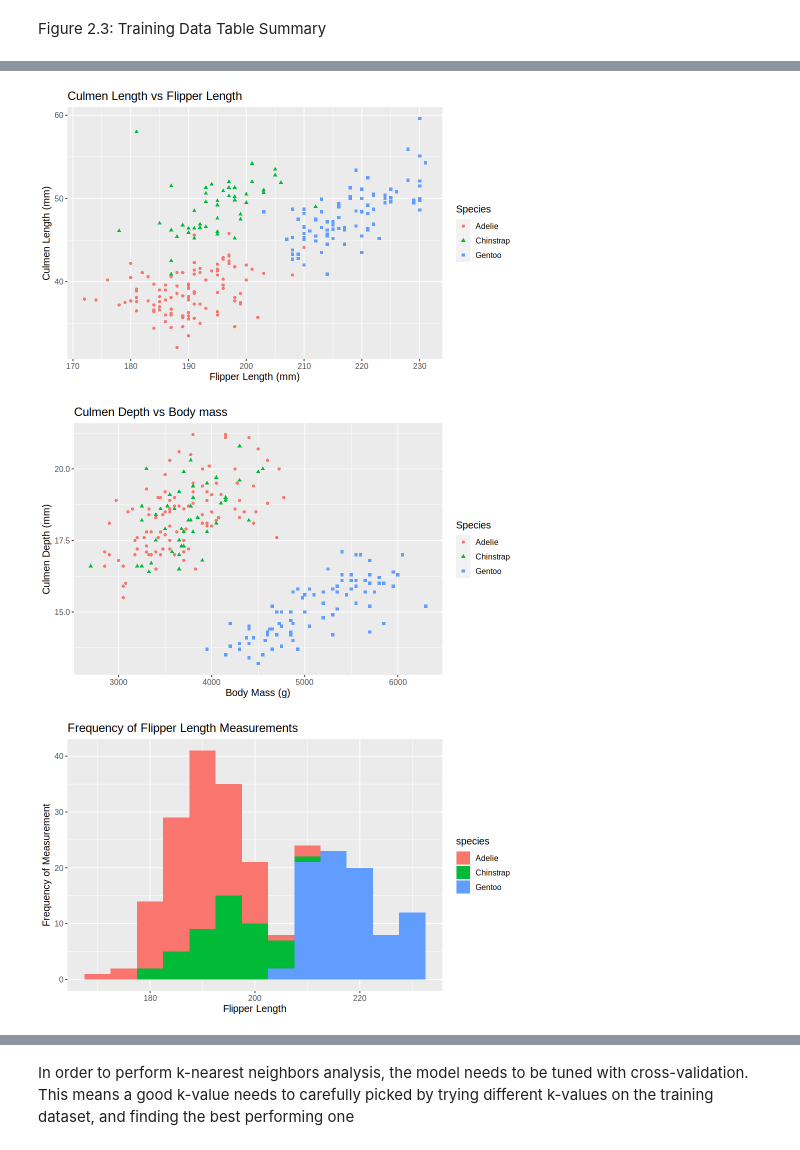
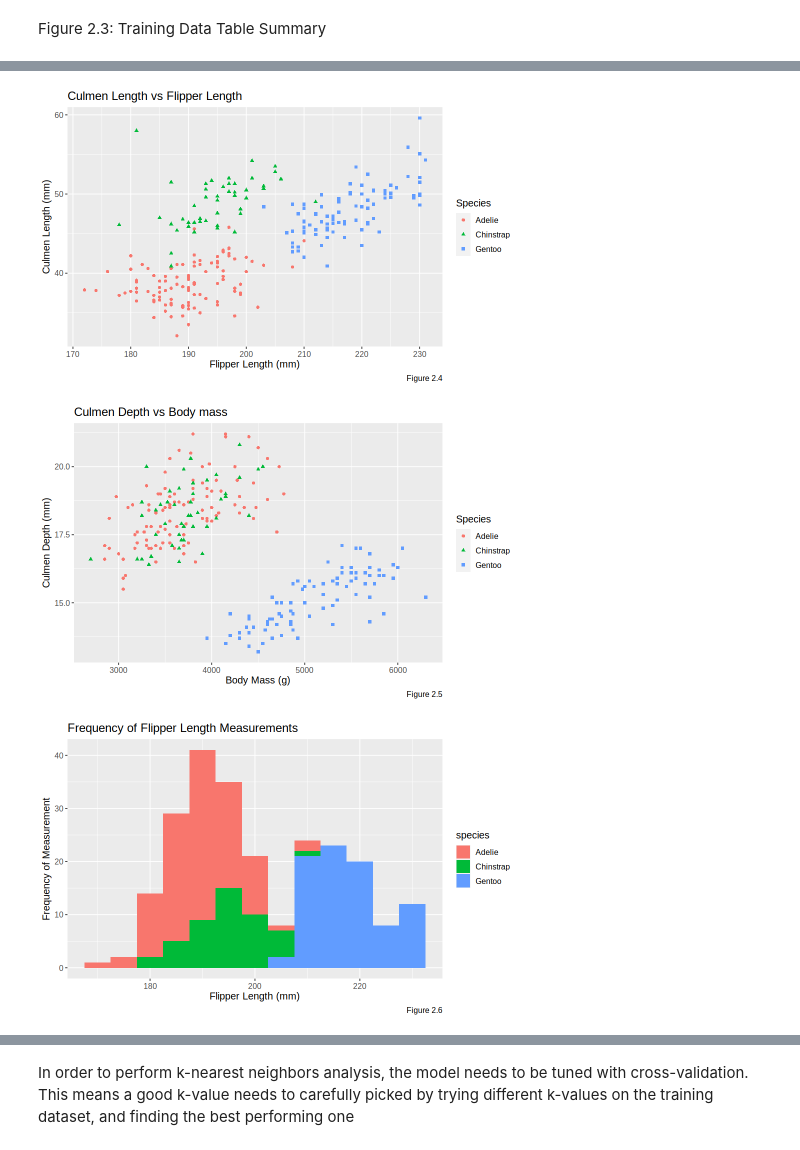
Before and after one commit to matthewsans/DCSI-100-group-project, a Jupyter notebook: Final Final.ipynb, the cells around one changed output, grey strips where cells are left out. Drawn from its saved outputs; the diff is of its cells as text; code cells hidden in the pictures.

```diff
--- a/Final Final.ipynb
+++ b/Final Final.ipynb
@@ -173,28 +176,34 @@ Figure 2.3: Training Data Table Summary
 # %%
 #Visualization
 
 options(repr.plot.width = 8, repr.plot.height = 5)
+
 penguin_visual1 <- ggplot(penguin_training, aes(y = culmen_length, x = flipper_length, color = species, shape = species)) +
     geom_point() +
-    labs(y = "Culmen Length (mm)", x = "Flipper Length (mm)", color = "Species", shape = "Species") +
+    labs(y = "Culmen Length (mm)", x = "Flipper Length (mm)", color = "Species", shape = "Species",
+        caption = "Figure 2.4") +
     ggtitle("Culmen Length vs Flipper Length") +
     theme(text = element_text(size = 12))
+
 penguin_visual2 <- ggplot(penguin_training, aes(y = culmen_depth, x = body_mass, color = species, shape = species)) +
     geom_point() +
-    labs(y = "Culmen Depth (mm)", x = "Body Mass (g)", color = "Species", shape = "Species") +
+    labs(y = "Culmen Depth (mm)", x = "Body Mass (g)", color = "Species", shape = "Species",
+        caption = "Figure 2.5") +
     ggtitle("Culmen Depth vs Body mass") +
     theme(text = element_text(size = 12))
+
 penguin_visual3 <- ggplot(penguin_training, aes(x = flipper_length, fill = species)) +
     geom_histogram(binwidth = 5) +
-    labs(y = "Frequency of Measurement", x = "Flipper Length", title = "Frequency of Flipper Length Measurements") +
+    labs(y = "Frequency of Measurement", x = "Flipper Length (mm)",
+        caption = "Figure 2.6", title = "Frequency of Flipper Length Measurements") +
     theme(text = element_text(size = 12))
 
 
 
 penguin_visual1
 penguin_visual2
 penguin_visual3
 # %% [output]
-[figure, old version]
+[figure, new version]
-[figure, old version]
+[figure, new version]
-[figure, old version]
+[figure, new version]
```
Also changed, not shown: parts of 18 cells of this notebook.
